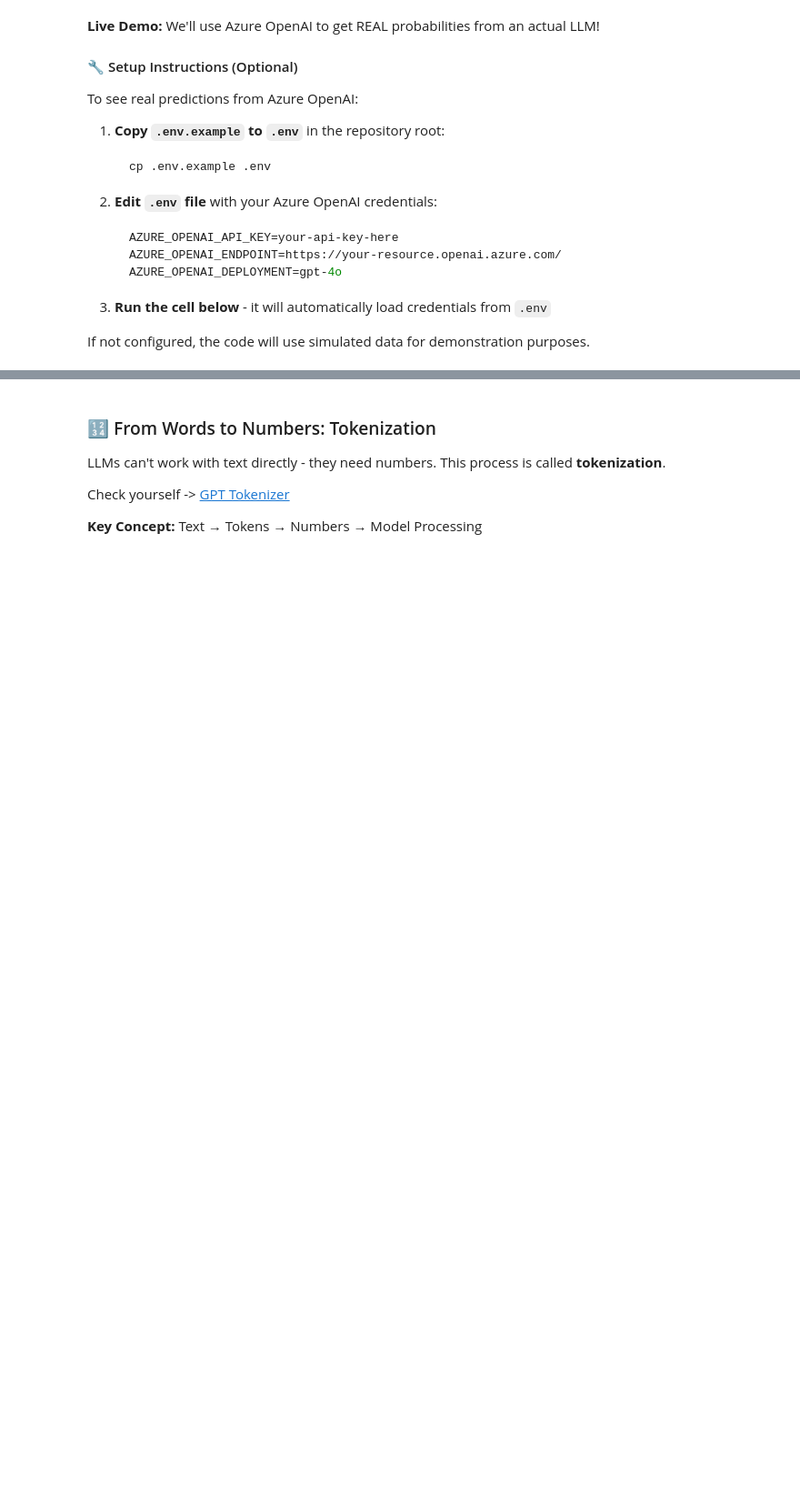
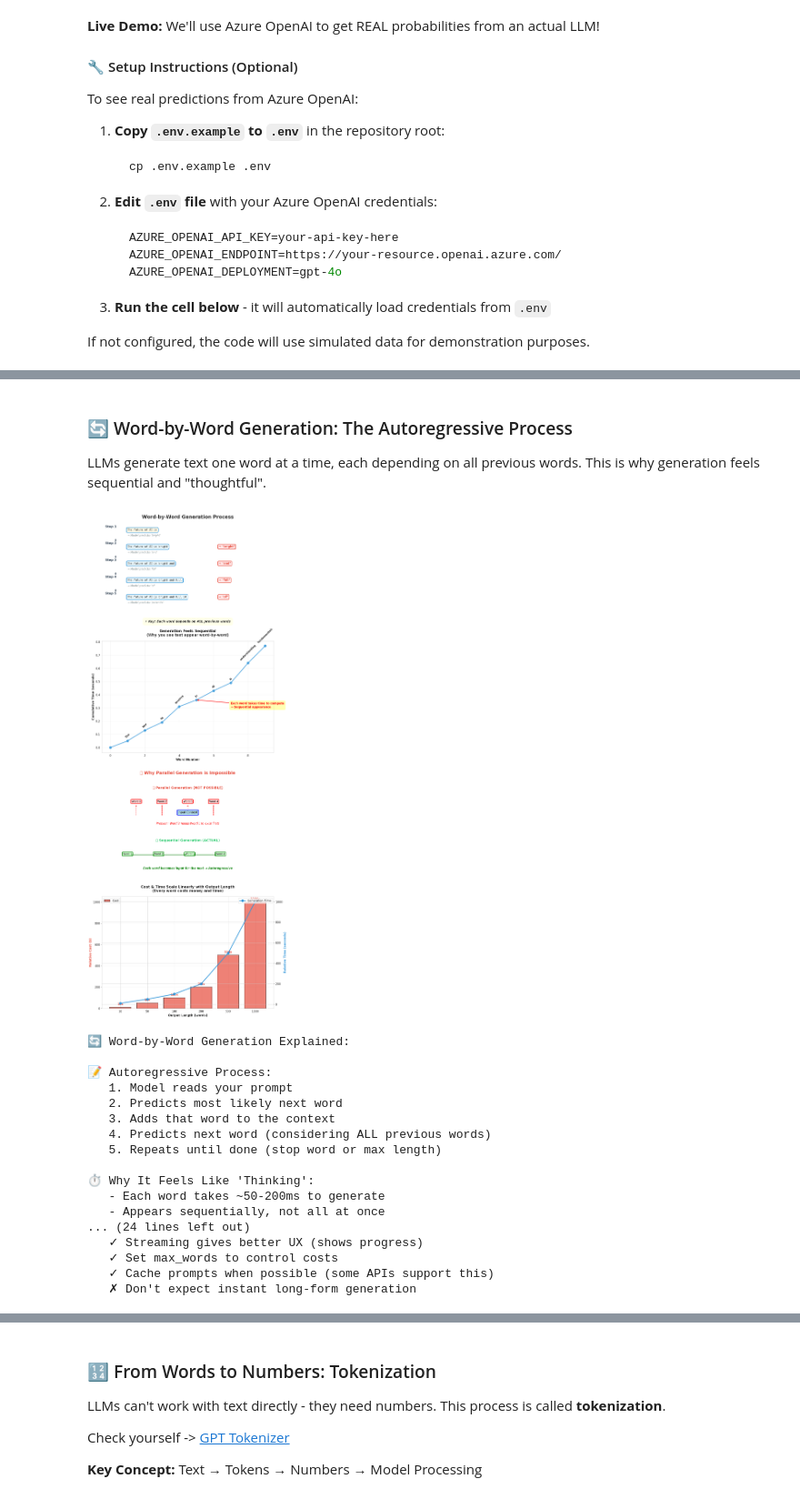
Before and after one commit to karolzak/ml101, a Jupyter notebook: notebooks/04-llm-basics.ipynb, the cells around one changed output, grey strips where cells are left out. Shown at 91% size. Drawn from its saved outputs; the diff is of its cells as text; code cells hidden in the pictures; blank space fills up the shorter version.

```diff
--- a/notebooks/04-llm-basics.ipynb
+++ b/notebooks/04-llm-basics.ipynb
@@ -171,0 +141,25 @@ helpers.visualize_real_next_word_predictions(prompt)
+# %% [markdown]
+### 🔄 Word-by-Word Generation: The Autoregressive Process
+
+LLMs generate text one word at a time, each depending on all previous words. This is why generation feels sequential and "thoughtful".
+# %%
+helpers.visualize_word_by_word()
+# %% [output]
+[figure, new version]
+🔄 Word-by-Word Generation Explained:
+
+📝 Autoregressive Process:
+   1. Model reads your prompt
+   2. Predicts most likely next word
+   3. Adds that word to the context
+   4. Predicts next word (considering ALL previous words)
+   5. Repeats until done (stop word or max length)
+
+⏱️ Why It Feels Like 'Thinking':
+   - Each word takes ~50-200ms to generate
+   - Appears sequentially, not all at once
+... (24 lines left out)
+   ✓ Streaming gives better UX (shows progress)
+   ✓ Set max_words to control costs
+   ✓ Cache prompts when possible (some APIs support this)
+   ✗ Don't expect instant long-form generation
```
Also changed, not shown: parts of 25 cells of this notebook, 1 other file.
